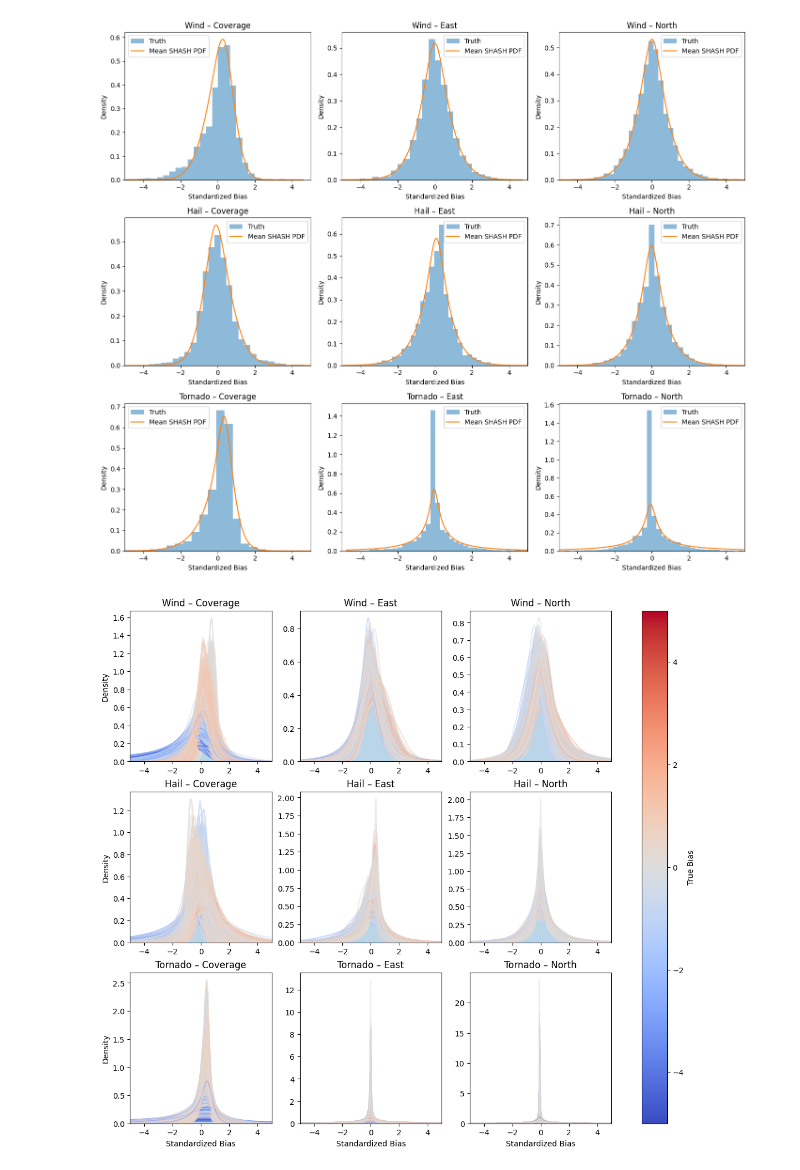
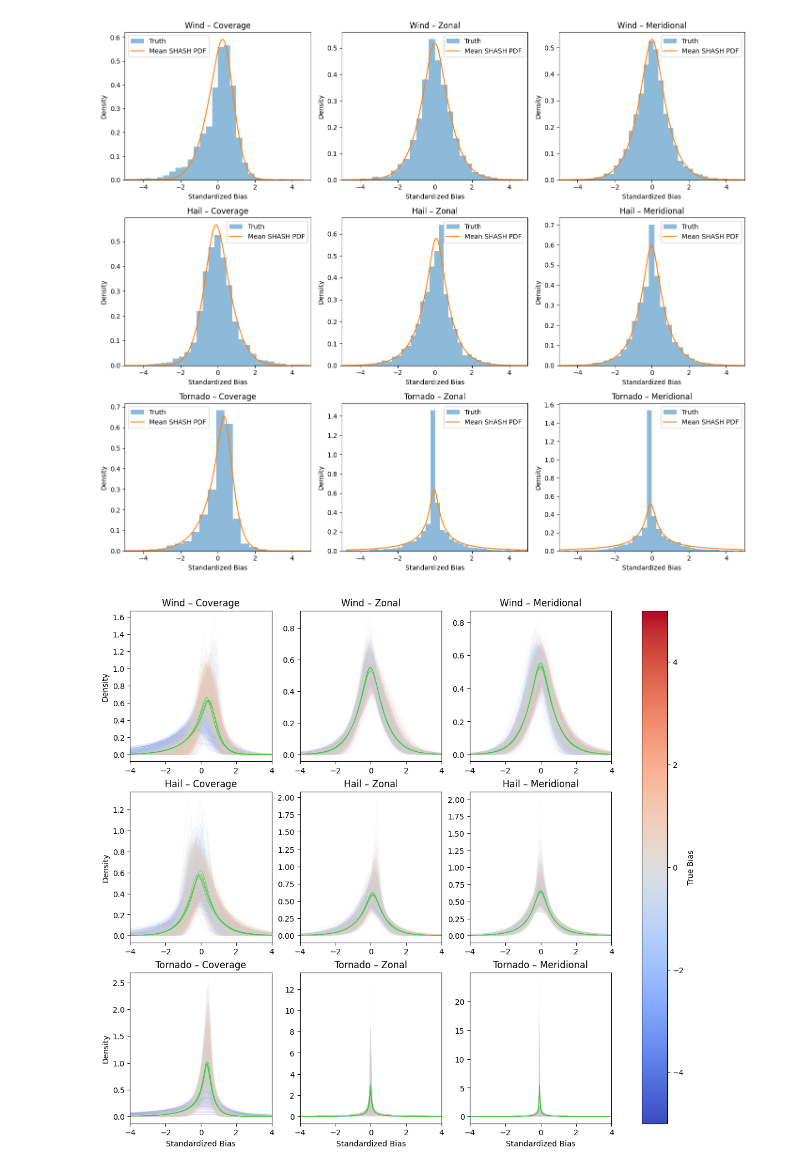
Before and after one commit to milesepstein13/convective_outlook_ml, a Jupyter notebook: distribution_analysis.ipynb, the cells around one changed output. Cells and saved outputs as stored; diff of their text form; code cells hidden in the pictures.

```diff
--- a/distribution_analysis.ipynb
+++ b/distribution_analysis.ipynb
@@ -60,7 +60,7 @@ mu = results["mu"].values
 truth = results["truth"].values
 
 hazards = ["Wind", "Hail", "Tornado"]
-variables = ["Coverage", "East", "North"]
+variables = ["Coverage", "Zonal", "Meridional"]
 
 fig, axes = plt.subplots(3, 3, figsize=(14, 12), sharex=False, sharey=False)
 
@@ -71,7 +71,7 @@ for i, hazard in enumerate(hazards):
         ax = axes[i, j]
 
         ax.hist(truth[:, k], bins=40, density=True, alpha=0.5, label="Truth")
-        ax.hist(mu[:, k], bins=40, density=True, alpha=0.5, label="Predicted Mean")
+        ax.hist(mu[:, k], bins=40, density=True, alpha=0.5, label="Predicted Mu")
         ax.set_xlim(-4, 4)
 
         ax.set_title(f"{hazard} – {var}")
@@ -241,7 +241,7 @@ for i, hazard in enumerate(hazards):
 plt.tight_layout()
 plt.show()
 # %% [output]
-[figure, old version]
+[figure, new version]
 # %%
 import matplotlib.cm as cm
 import matplotlib.colors as mcolors
@@ -251,6 +251,7 @@ sigma = results["sigma"].values
 gamma = results["gamma"].values
 tau = results["tau"].values
 truth = results["truth"].values
+baseline_params = torch.load('baseline_shash_params.pt')
 
 fig, axes = plt.subplots(3, 3, figsize=(14, 12))
 
@@ -261,37 +262,44 @@ for i, hazard in enumerate(hazards):
     for j, var in enumerate(variables):
         k = i * 3 + j
         ax = axes[i, j]
-        ax.set_xlim(-5, 5)
+        ax.set_xlim(-4, 4)
 
-        ax.hist(truth[:, k], bins=40, density=True, alpha=0.3)
+        # ax.hist(truth[:, k], bins=40, density=True, alpha=0.3)
 
         x = np.linspace(-5, 5, 400)
         x_tensor = torch.tensor(x)
 
         for n in range(mu.shape[0]):
             params = torch.tensor([[mu[n, k],
                                     sigma[n, k],
                                     gamma[n, k],
                                     tau[n, k]]])
             dist = Shash(params)
             pdf = dist.prob(x_tensor).detach().numpy().flatten()
 
             color = cmap(norm(truth[n, k]))
-            ax.plot(x, pdf, color=color, alpha=.5)
+            ax.plot(x, pdf, color=color, alpha=.5, lw = .1)
 
+        for n in range(5):
+            params = baseline_params[n, k, :]
+            params[1] = torch.exp(params[1])
+            params[3] = torch.exp(params[3])
+            dist = Shash(params)
+            pdf = dist.prob(x_tensor).detach().numpy().flatten()
+            ax.plot(x, pdf, color='limegreen', lw = .5)
         ax.set_title(f"{hazard} – {var}")
         if hazard == 'Tornado':
             ax.set_xlabel("Standardized Bias")
         if var == 'Coverage':
             ax.set_ylabel("Density")
 sm = cm.ScalarMappable(norm=norm, cmap=cmap)
 sm.set_array([])
 fig.colorbar(sm, ax=axes, orientation="vertical", label="True Bias")
 plt.savefig('figs/distributions/all_pdfs.pdf')
 plt.savefig('figs/distributions/all_pdfs.png')
 plt.show()
 # %% [output]
-[figure, old version]
+[figure, new version]
 # %%
 fig, axes = plt.subplots(3, 3, figsize=(14, 12))
 axes = axes.flatten()
```
Also changed, not shown: parts of 5 cells of this notebook, 11 other files.
